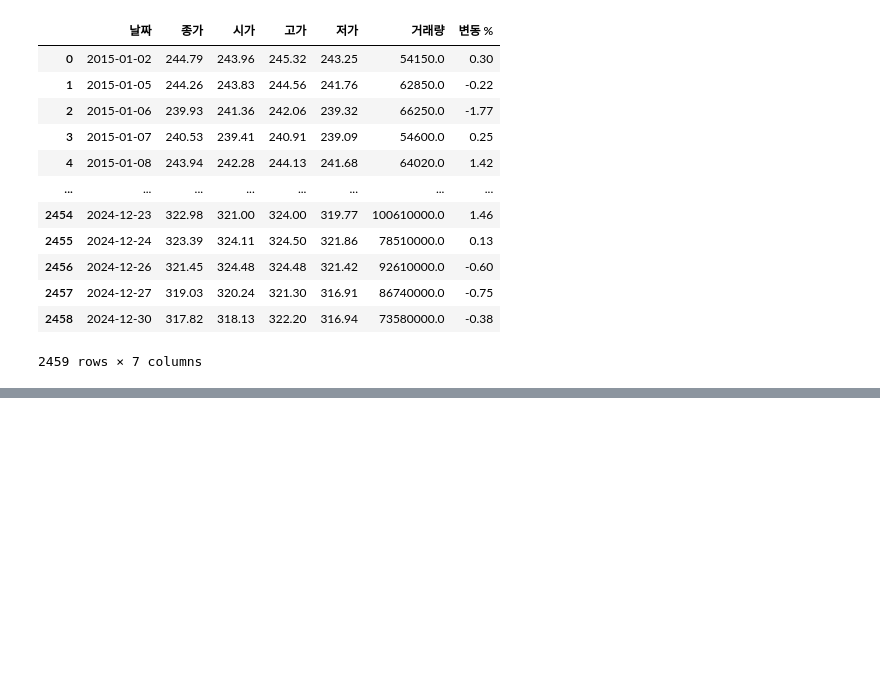
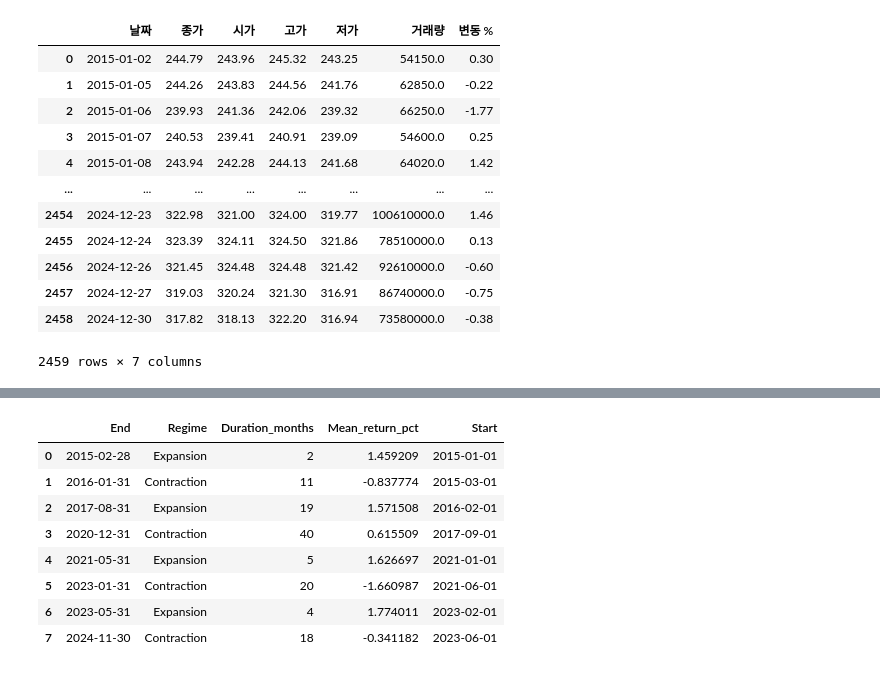
Before and after one commit to UbionProject1-IPO/Project1-2, a Jupyter notebook: notebook/gdp_경기국면.ipynb, the cells around one changed output, grey strips where cells are left out. Cells and saved outputs as stored; diff of their text form; code cells hidden in the pictures; blank space fills up the shorter version.

```diff
--- a/notebook/gdp_경기국면.ipynb
+++ b/notebook/gdp_경기국면.ipynb
@@ -277,0 +344,12 @@ ImportError: numpy.core.multiarray failed to import
+# %%
+summary
+# %% [output]
+|  | End | Regime | Duration_months | Mean_return_pct | Start |
+| 0 | 2015-02-28 | Expansion | 2 | 1.459209 | 2015-01-01 |
+| 1 | 2016-01-31 | Contraction | 11 | -0.837774 | 2015-03-01 |
+| 2 | 2017-08-31 | Expansion | 19 | 1.571508 | 2016-02-01 |
+| 3 | 2020-12-31 | Contraction | 40 | 0.615509 | 2017-09-01 |
+| 4 | 2021-05-31 | Expansion | 5 | 1.626697 | 2021-01-01 |
+| 5 | 2023-01-31 | Contraction | 20 | -1.660987 | 2021-06-01 |
+| 6 | 2023-05-31 | Expansion | 4 | 1.774011 | 2023-02-01 |
+| 7 | 2024-11-30 | Contraction | 18 | -0.341182 | 2023-06-01 |
```
Also changed, not shown: parts of 11 cells of this notebook, 1 other file.
